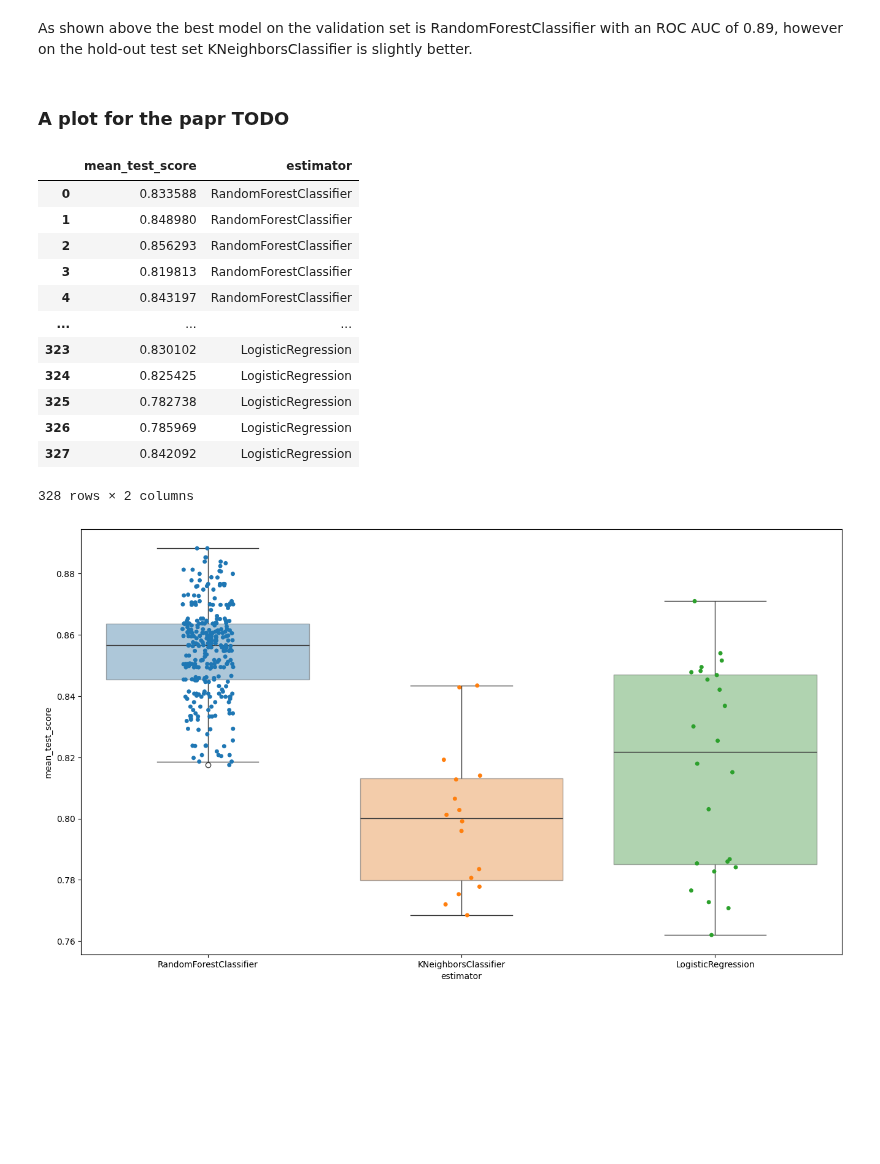
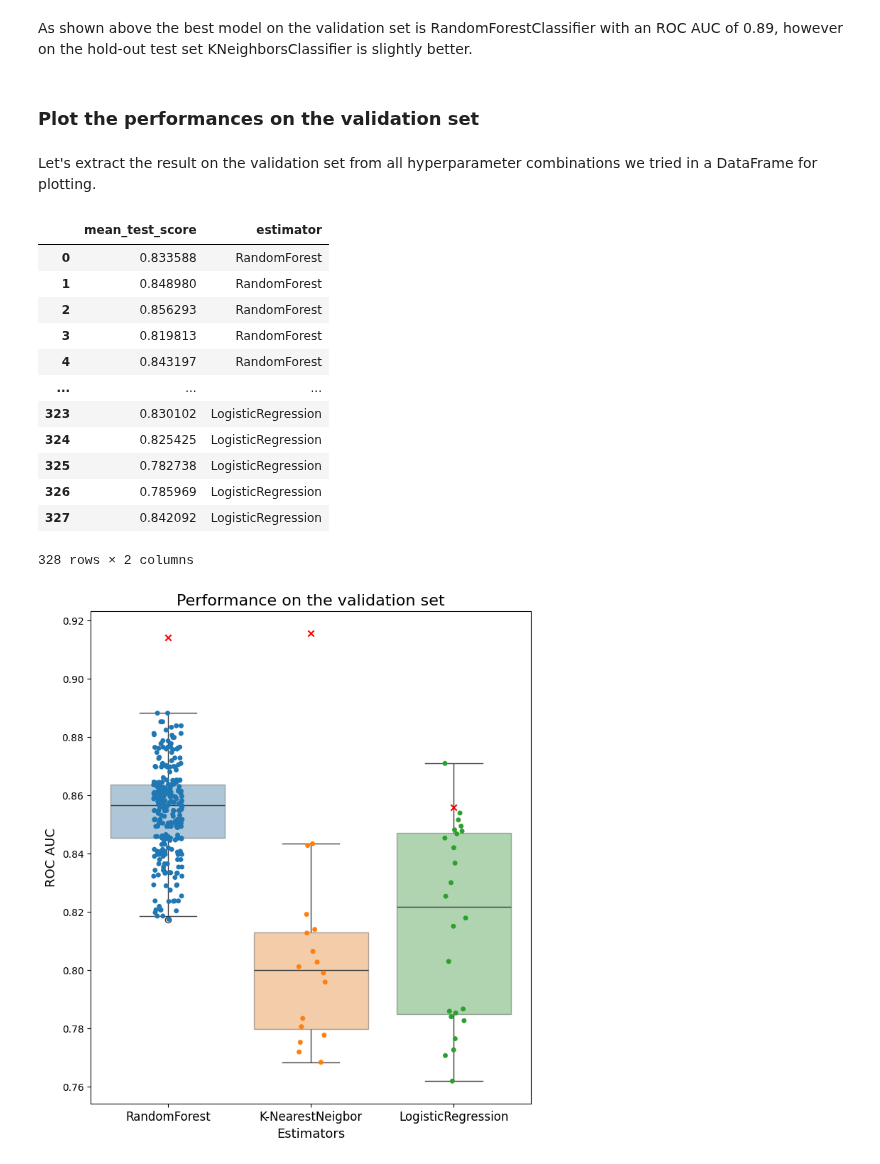
Before and after one commit to basf/MolPipeline, a Jupyter notebook: notebooks/advanced_01_hyperopt_on_bbbp.ipynb, the cells around one changed output. Saved outputs shown, nothing was run; the diff lists cells and outputs as text; code cells hidden in the pictures; blank space fills up the shorter version.

```diff
--- a/notebooks/advanced_01_hyperopt_on_bbbp.ipynb
+++ b/notebooks/advanced_01_hyperopt_on_bbbp.ipynb
@@ -143,8 +143,8 @@ pipeline_clustering = Pipeline(
 )
 
 # cluster the smiles by their murcko scaffold
-groups = pipeline_clustering.fit_predict(df["smiles"])
+df["groups"] = pipeline_clustering.fit_predict(df["smiles"])
 
 # the 'groups' are the cluster labels
-groups
+df["groups"]
 # %% [output]
@@ -369,14 +387,14 @@ pipeline_standardization = Pipeline(
 )
 test_smiles_standardized = pipeline_standardization.transform(df_test["smiles"])
 # %%
-test_roc_aucs = []
-for estimator_type, cv in cv_dict.items():
+test_roc_aucs = {}
+for model_name, cv in cv_dict.items():
     best_estimator = cv.best_estimator_
     test_predictions = best_estimator.predict_proba(test_smiles_standardized)
-    test_roc_aucs.append(roc_auc_score(df_test["p_np"], test_predictions[:, 1]))
+    test_roc_aucs[model_name] = roc_auc_score(df_test["p_np"], test_predictions[:, 1])
     print(
-        estimator_type,
+        model_name,
         f"valid_roc_auc: {cv.best_score_:.2f}",
-        f"test_roc_auc: {test_roc_aucs[-1]:.2f}",
+        f"test_roc_auc: {test_roc_aucs[model_name]:.2f}",
     )
 # %% [output]
@@ -386,24 +404,31 @@ LogisticRegression valid_roc_auc: 0.87 test_roc_auc: 0.86
 # %% [markdown]
 As shown above the best model on the validation set is RandomForestClassifier with an ROC AUC of 0.89, however on the hold-out test set KNeighborsClassifier is slightly better.
 # %% [markdown]
-### A plot for the papr TODO
+### Plot the performances on the validation set
+# %% [markdown]
+Let's extract the result on the validation set from all hyperparameter combinations we tried in a DataFrame for plotting.
 # %%
 dict_data = {"mean_test_score": [], "estimator": []}
-for estimator_type, cv in cv_dict.items():
+for model_name, cv in cv_dict.items():
     dict_data["mean_test_score"].extend(cv.cv_results_["mean_test_score"])
-    dict_data["estimator"].extend(
-        [estimator_type] * len(cv.cv_results_["mean_test_score"])
-    )
+    dict_data["estimator"].extend([model_name] * len(cv.cv_results_["mean_test_score"]))
+
+rename_dict = {
+    "RF": "RandomForest",
+    "KNN": "K-NearestNeigbor",
+    "Logit": "LogisticRegression",
+}
 
 df_cv = pd.DataFrame(dict_data)
+df_cv["estimator"] = df_cv["estimator"].replace(rename_dict)
 df_cv
 # %% [output]
 |  | mean_test_score | estimator |
-| 0 | 0.833588 | RandomForestClassifier |
-| 1 | 0.848980 | RandomForestClassifier |
-| 2 | 0.856293 | RandomForestClassifier |
-| 3 | 0.819813 | RandomForestClassifier |
-| 4 | 0.843197 | RandomForestClassifier |
+| 0 | 0.833588 | RandomForest |
+| 1 | 0.848980 | RandomForest |
+| 2 | 0.856293 | RandomForest |
+| 3 | 0.819813 | RandomForest |
+| 4 | 0.843197 | RandomForest |
 | ... | ... | ... |
 | 323 | 0.830102 | LogisticRegression |
 | 324 | 0.825425 | LogisticRegression |
@@ -412,23 +437,33 @@ df_cv
 | 327 | 0.842092 | LogisticRegression |
 328 rows × 2 columns
 # %%
-plt.figure(figsize=(16, 9))
+plt.figure(figsize=(8, 9))
 
+# plot the validation set performance
 ax = sns.boxplot(
     data=df_cv,
     x="estimator",
     y="mean_test_score",
     hue="estimator",
     boxprops={"alpha": 0.4},
     showmeans=False,
 )
 sns.stripplot(
     data=df_cv,
     x="estimator",
     y="mean_test_score",
     hue="estimator",
     ax=ax,
 )
+
+# plot the test set performance of the best models
+for model_name, metric_value in test_roc_aucs.items():
+    plt.scatter(rename_dict[model_name], metric_value, marker="x", color="red")
+
+plt.title("Performance on the validation set", fontsize=16)
+plt.ylabel("ROC AUC", fontsize=13)
+plt.xlabel("Estimators", fontsize=13)
+plt.xticks(fontsize=12)
 plt.show()
 # %% [output]
-[figure, old version]
+[figure, new version]
```
Also changed, not shown: parts of 11 cells of this notebook, 2 other files.
